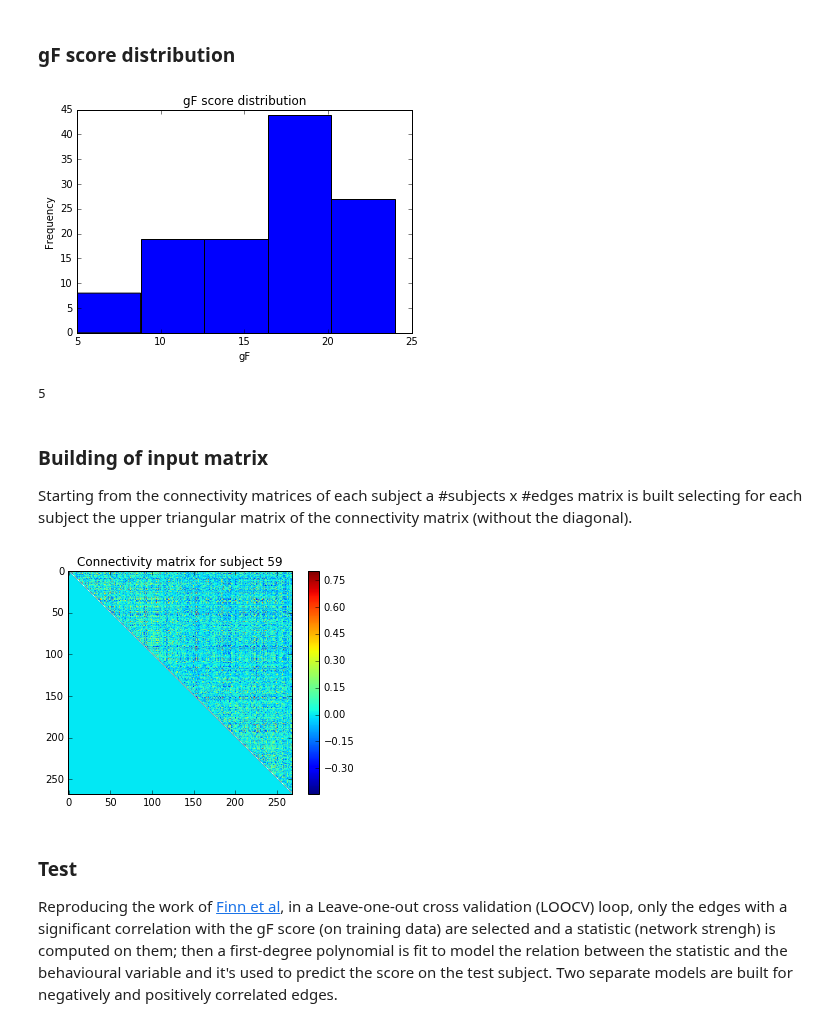
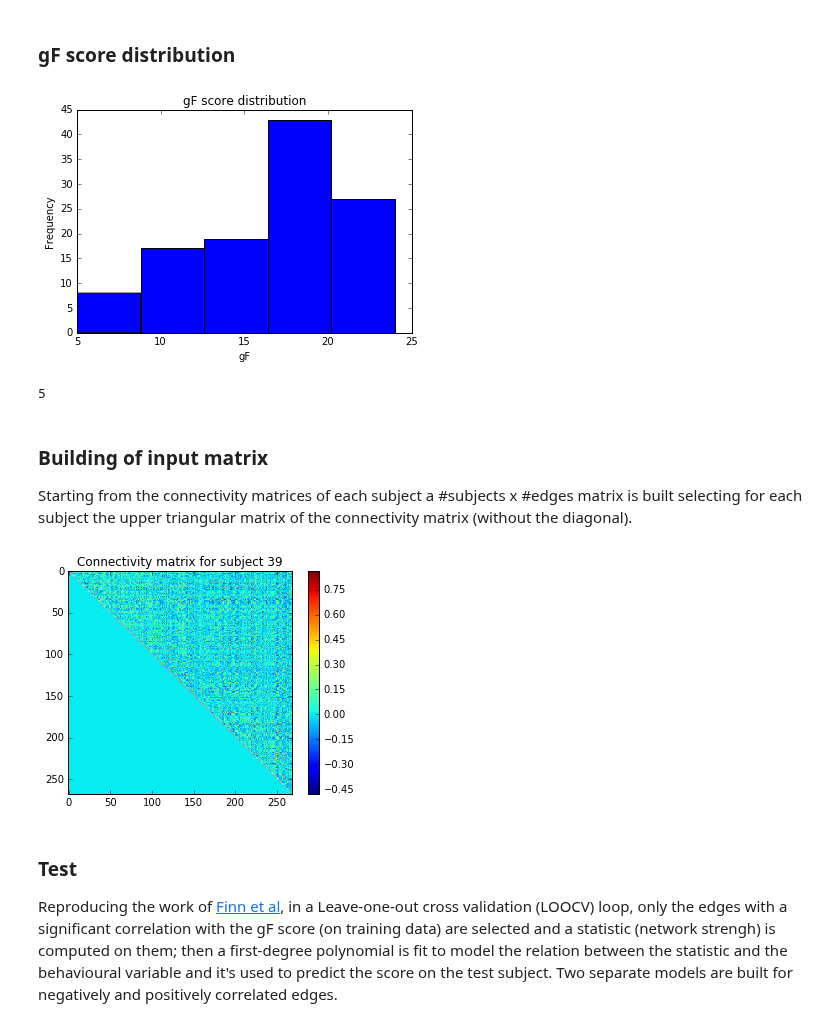
Before and after one commit to paola-g/iq_prediction, a Jupyter notebook: finn_improved.ipynb, the cells around one changed output. Cells and saved outputs as stored; diff of their text form; code cells hidden in the pictures.

Commit message:
added test on rest session 2

```diff
--- a/finn_improved.ipynb
+++ b/finn_improved.ipynb
@@ -15,7 +15,8 @@ from sklearn import linear_model
 # %% [markdown]
 ### Importing data
 # %%
-data = sio.loadmat('improved_preproc/rfMRI_REST1_HCP_Q2')
+#data = sio.loadmat('improved_preproc/rfMRI_REST1_HCP_Q2.mat')
+data = sio.loadmat('improved_preproc/rfMRI_REST2_HCP_Q2.mat')
 gF = np.ravel(data['PMAT24_A_CR'])
 n_subj = len(gF)
 # %% [markdown]
@@ -32,30 +33,31 @@ def plot_hist(n_bins):
 
 interact(plot_hist, n_bins=(5,50,5))
 # %% [output]
-[figure, old version]
+[figure, new version]
 5
 # %% [markdown]
 ### Building of input matrix
 Starting from the connectivity matrices of each subject a #subjects x #edges matrix is built selecting for each subject the upper triangular matrix of the connectivity matrix (without the diagonal).
 # %%
-conn_mats = data['rest_1_mat']
+#conn_mats = data['rest_1_mat']
+conn_mats = data['rest_2_mat']
 n_parcels = conn_mats.shape[0]
 triu_idx = np.triu_indices(n_parcels,1)
 n_edges = len(triu_idx[1]);
 
 def plt_conn(subject):
     plt.imshow(np.triu(conn_mats[:,:,subject-1]))
     plt.colorbar()
     plt.title('Connectivity matrix for subject '+str(subject))
 
 interact(plt_conn, subject=(1,n_subj),continuous_update=False)
 
 edges = np.zeros([n_subj,n_edges])
 
 for subject in range(conn_mats.shape[-1]):
     edges[subject,] = conn_mats[:,:,subject][triu_idx]
 # %% [output]
-[figure, old version]
+[figure, new version]
 # %% [markdown]
 ### Test
 Reproducing the work of [Finn et al](http://www.nature.com/neuro/journal/v18/n11/full/nn.4135.html), in a Leave-one-out cross validation (LOOCV) loop, only the edges with a significant correlation with the gF score (on training data) are selected and a statistic (network strengh) is computed on them; then  a first-degree polynomial is fit to model the relation between the statistic and the behavioural variable and it's used to predict the score on the test subject.
```
Also changed, not shown: parts of 5 cells of this notebook.
